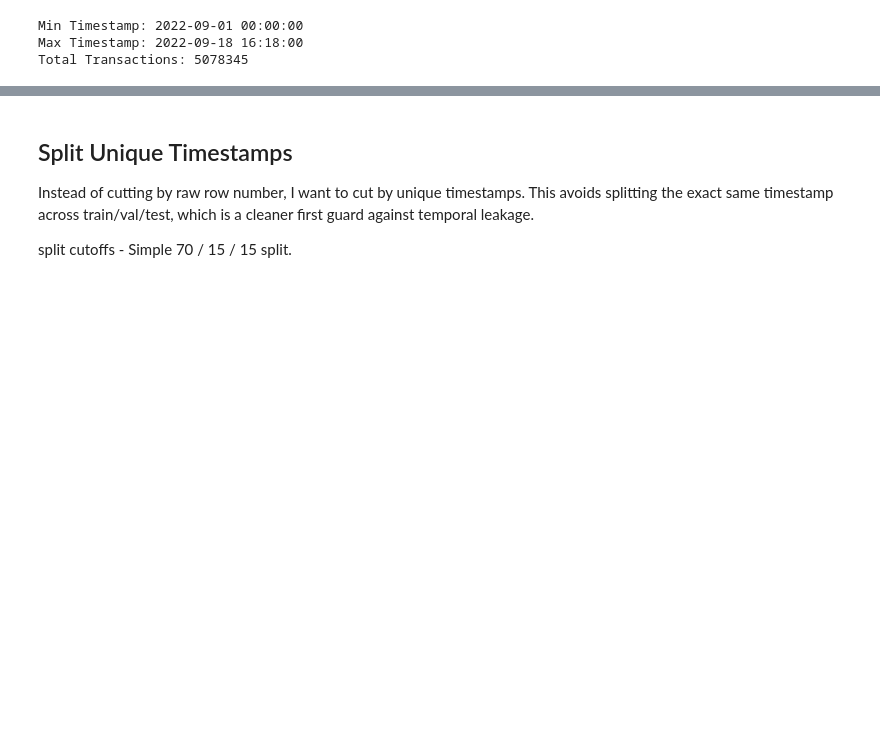
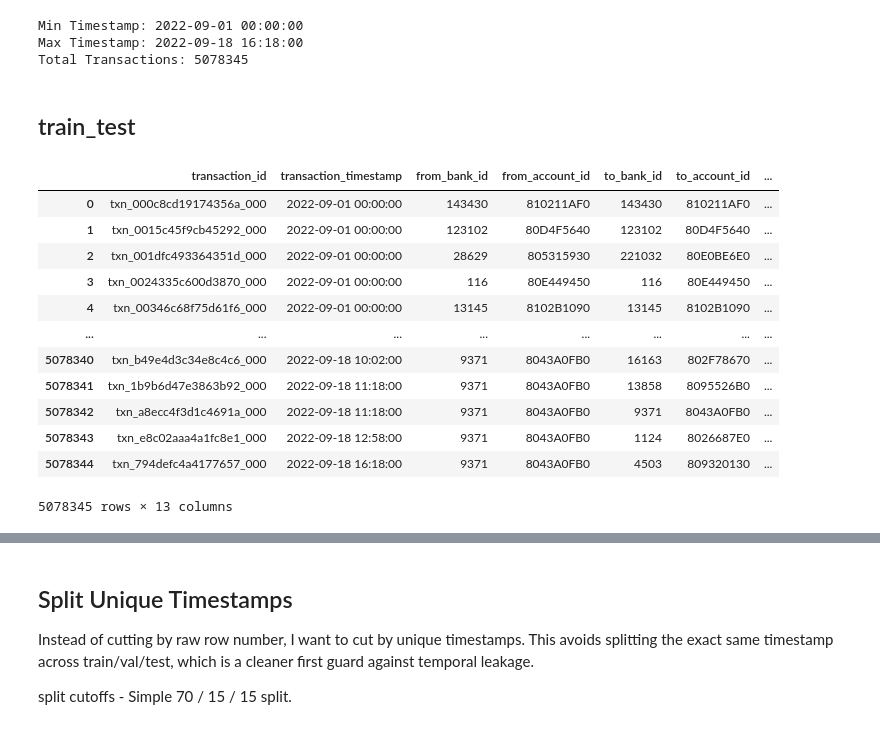
Before and after one commit to surabhi1914/Catch_Fraud, a Jupyter notebook: notebooks/02_split_data.ipynb, the cells around one changed output, grey strips where cells are left out. Drawn from its saved outputs; the diff is of its cells as text; code cells hidden in the pictures; blank space fills up the shorter version.

```diff
--- a/notebooks/02_split_data.ipynb
+++ b/notebooks/02_split_data.ipynb
@@ -96,7 +98,9 @@ Columns: ['transaction_id', 'transaction_timestamp', 'from_bank_id', 'from_accou
 
 For a time-aware project like this, future rows should never appear in the training set before earlier rows.
 # %%
-df = df.sort_values(by=["transaction_timestamp","transaction_id"]).reset_index(drop=True)
+df = df.sort_values(by=["transaction_timestamp", "transaction_id"]).reset_index(
+    drop=True
+)
 df[["transaction_timestamp", "transaction_id"]].head()
 # %% [output]
 |  | transaction_timestamp | transaction_id |
@@ -113,3 +117,5 @@ print("Total Transactions:", len(df))
 Min Timestamp: 2022-09-01 00:00:00
 Max Timestamp: 2022-09-18 16:18:00
 Total Transactions: 5078345
+# %% [markdown]
+## train_test
@@ -115,0 +124,16 @@ Total Transactions: 5078345
+# %%
+df
+# %% [output]
+|  | transaction_id | transaction_timestamp | from_bank_id | from_account_id | to_bank_id | to_account_id | ... |
+| 0 | txn_000c8cd19174356a_000 | 2022-09-01 00:00:00 | 143430 | 810211AF0 | 143430 | 810211AF0 | ... |
+| 1 | txn_0015c45f9cb45292_000 | 2022-09-01 00:00:00 | 123102 | 80D4F5640 | 123102 | 80D4F5640 | ... |
+| 2 | txn_001dfc493364351d_000 | 2022-09-01 00:00:00 | 28629 | 805315930 | 221032 | 80E0BE6E0 | ... |
+| 3 | txn_0024335c600d3870_000 | 2022-09-01 00:00:00 | 116 | 80E449450 | 116 | 80E449450 | ... |
+| 4 | txn_00346c68f75d61f6_000 | 2022-09-01 00:00:00 | 13145 | 8102B1090 | 13145 | 8102B1090 | ... |
+| ... | ... | ... | ... | ... | ... | ... | ... |
+| 5078340 | txn_b49e4d3c34e8c4c6_000 | 2022-09-18 10:02:00 | 9371 | 8043A0FB0 | 16163 | 802F78670 | ... |
+| 5078341 | txn_1b9b6d47e3863b92_000 | 2022-09-18 11:18:00 | 9371 | 8043A0FB0 | 13858 | 8095526B0 | ... |
+| 5078342 | txn_a8ecc4f3d1c4691a_000 | 2022-09-18 11:18:00 | 9371 | 8043A0FB0 | 9371 | 8043A0FB0 | ... |
+| 5078343 | txn_e8c02aaa4a1fc8e1_000 | 2022-09-18 12:58:00 | 9371 | 8043A0FB0 | 1124 | 8026687E0 | ... |
+| 5078344 | txn_794defc4a4177657_000 | 2022-09-18 16:18:00 | 9371 | 8043A0FB0 | 4503 | 809320130 | ... |
+5078345 rows × 13 columns
```
Also changed, not shown: parts of 35 cells of this notebook, 46 other files.
